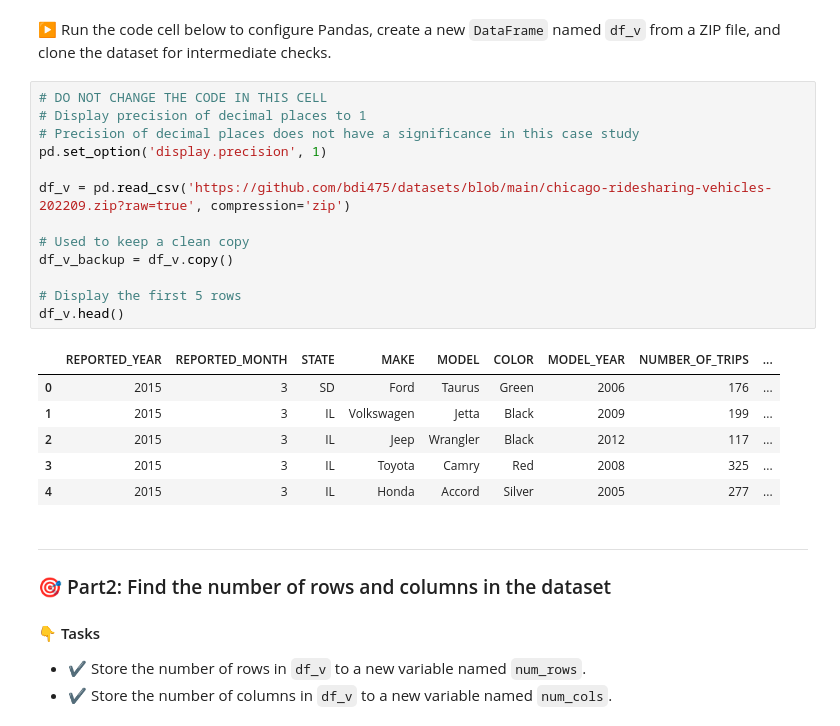
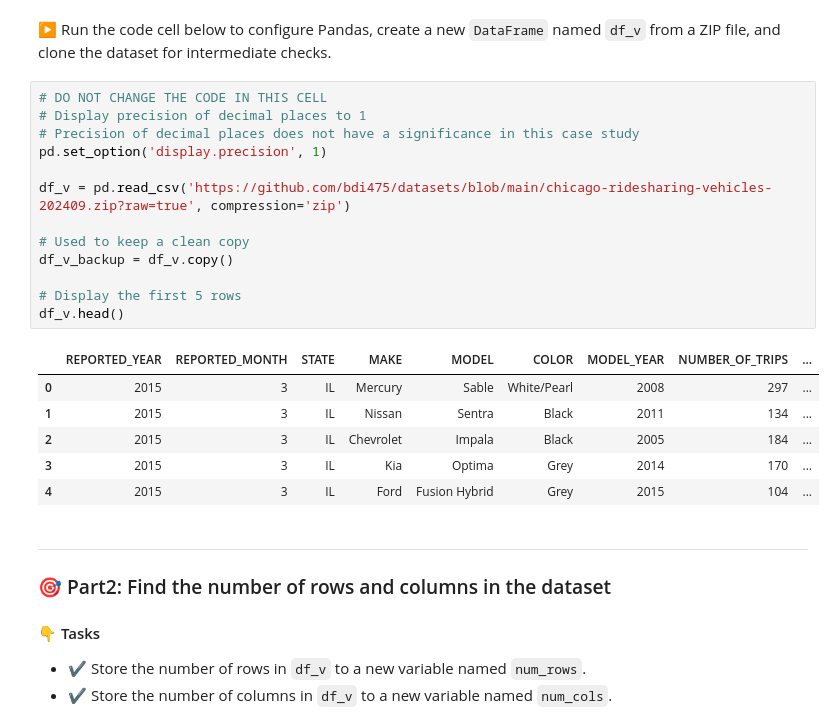
Before and after one commit to bdi475/notebooks, a Jupyter notebook: case-study-01-rideshare-vehicles-SOLUTION.ipynb, the cells around one changed output. Saved outputs shown, nothing was run; the diff lists cells and outputs as text.

```diff
--- a/case-study-01-rideshare-vehicles-SOLUTION.ipynb
+++ b/case-study-01-rideshare-vehicles-SOLUTION.ipynb
@@ -93,23 +93,23 @@ tc.assertTrue('np' in globals(), 'Check whether you have correctly import NumPy
 # %%
 # DO NOT CHANGE THE CODE IN THIS CELL
 # Display precision of decimal places to 1
 # Precision of decimal places does not have a significance in this case study
 pd.set_option('display.precision', 1)
 
-df_v = pd.read_csv('https://github.com/bdi475/datasets/blob/main/chicago-ridesharing-vehicles-202209.zip?raw=true', compression='zip')
+df_v = pd.read_csv('https://github.com/bdi475/datasets/blob/main/chicago-ridesharing-vehicles-202409.zip?raw=true', compression='zip')
 
 # Used to keep a clean copy
 df_v_backup = df_v.copy()
 
 # Display the first 5 rows
 df_v.head()
 # %% [output]
 |  | REPORTED_YEAR | REPORTED_MONTH | STATE | MAKE | MODEL | COLOR | MODEL_YEAR | NUMBER_OF_TRIPS | ... |
-| 0 | 2015 | 3 | SD | Ford | Taurus | Green | 2006 | 176 | ... |
-| 1 | 2015 | 3 | IL | Volkswagen | Jetta | Black | 2009 | 199 | ... |
-| 2 | 2015 | 3 | IL | Jeep | Wrangler | Black | 2012 | 117 | ... |
-| 3 | 2015 | 3 | IL | Toyota | Camry | Red | 2008 | 325 | ... |
-| 4 | 2015 | 3 | IL | Honda | Accord | Silver | 2005 | 277 | ... |
+| 0 | 2015 | 3 | IL | Mercury | Sable | White/Pearl | 2008 | 297 | ... |
+| 1 | 2015 | 3 | IL | Nissan | Sentra | Black | 2011 | 134 | ... |
+| 2 | 2015 | 3 | IL | Chevrolet | Impala | Black | 2005 | 184 | ... |
+| 3 | 2015 | 3 | IL | Kia | Optima | Grey | 2014 | 170 | ... |
+| 4 | 2015 | 3 | IL | Ford | Fusion Hybrid | Grey | 2015 | 104 | ... |
 # %% [markdown]
 ---
 
```
Also changed, not shown: parts of 49 cells of this notebook, 1 other file.
